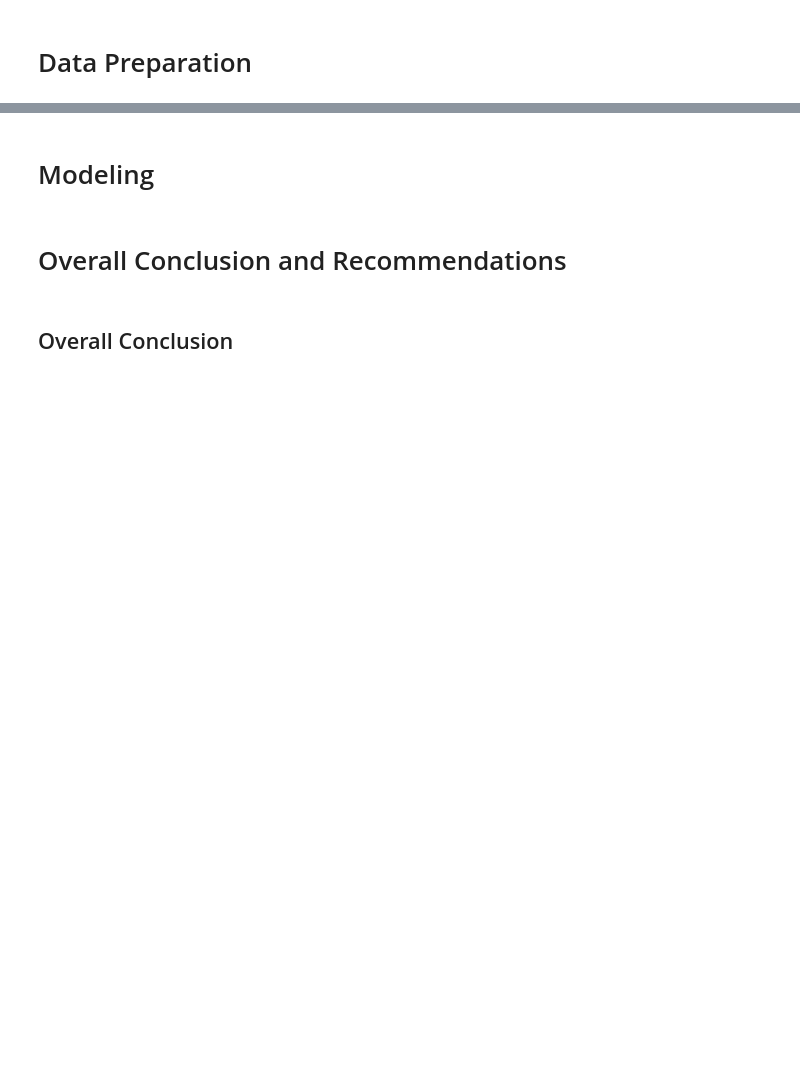
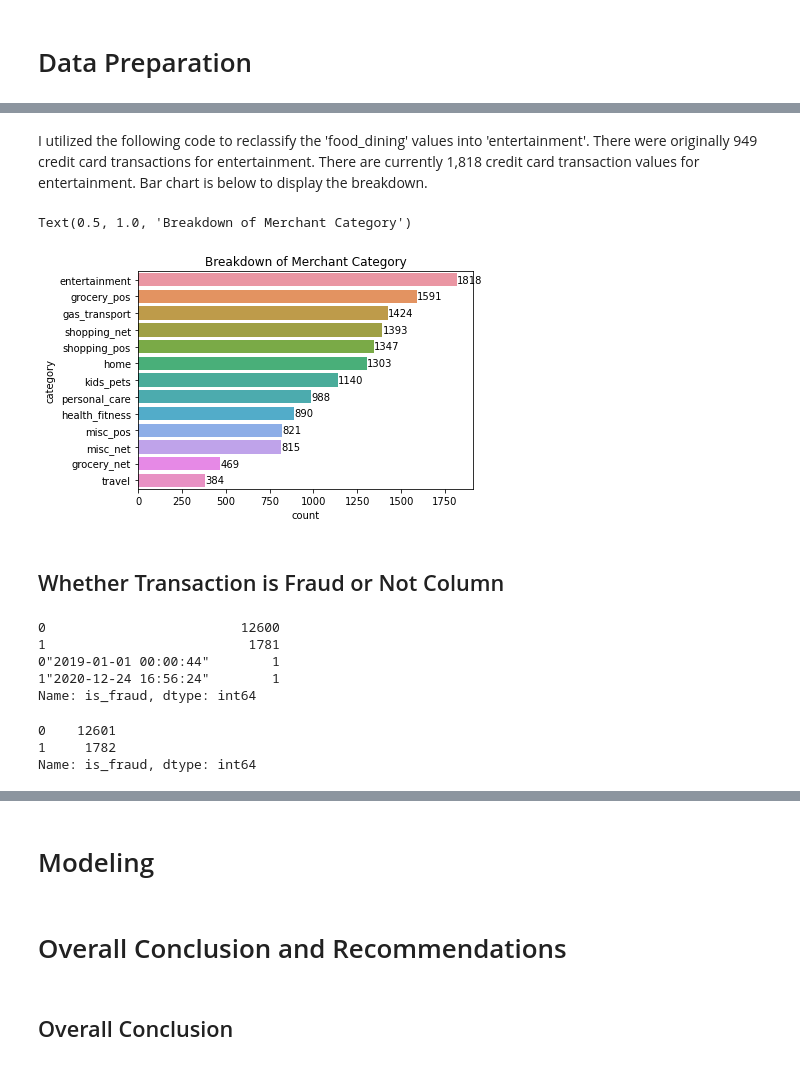
Before and after one commit to keithotuomagie/credit_card_fraud_model, a Jupyter notebook: notebook.ipynb, the cells around one changed output, grey strips where cells are left out. Saved outputs shown, nothing was run; the diff lists cells and outputs as text; code cells hidden in the pictures; blank space fills up the shorter version.

Commit message:
Notebook | Updating Data Preparation

```diff
--- a/notebook.ipynb
+++ b/notebook.ipynb
@@ -688,0 +714,4 @@ I have completed the Data Understanding stage.  I will transition to preparing t
+# %%
+# Dropping Duplicate Columns from the 'fraud_df' dataframe
+
+fraud_df.drop_duplicates(inplace=True)
@@ -688,0 +744,4 @@ I have completed the Data Understanding stage.  I will transition to preparing t
+# %%
+# Dropping the following columns - fraud_df['merchant'], fraud_df['city'], fraud_df['job'], and fraud_df['trans_num']
+
+fraud_df.drop(columns=['merchant', 'city', 'job', 'trans_num'], inplace=True)
@@ -688,0 +811,4 @@ I have completed the Data Understanding stage.  I will transition to preparing t
+# %%
+# Categorizing the 'food_dining' values into 'entertainment'
+
+fraud_df['category'] = fraud_df['category'].str.replace('food_dining', 'entertainment')
@@ -688,0 +834,31 @@ I have completed the Data Understanding stage.  I will transition to preparing t
+# %% [markdown]
+I utilized the following code to reclassify the 'food_dining' values into 'entertainment'.  There were originally 949 credit card transactions for entertainment.  There are currently 1,818 credit card transaction values for entertainment.  Bar chart is below to display the breakdown.
+# %%
+# Get the sorted index of categories based on their counts
+sorted_categories_fraud_df = fraud_df['category'].value_counts().index
+
+# Creating the bar chart
+ax = sns.countplot(y='category', data=fraud_df, order=sorted_categories_fraud_df)
+
+for p in ax.patches:
+    width = p.get_width()
+    ax.annotate(f'{width}',
+                (width, p.get_y() + p.get_height() / 2),
+                ha='left', va='center')  # Align text to the left of the bar and center vertically
+
+plt.title("Breakdown of Merchant Category")
+# %% [output]
+Text(0.5, 1.0, 'Breakdown of Merchant Category')
+[figure, added]
+# %% [markdown]
+## Whether Transaction is Fraud or Not Column
+# %%
+# Checking the different categories in the 'fraud_df['is_fraud']' column
+
+fraud_df['is_fraud'].value_counts()
+# %% [output]
+0                         12600
+1                          1781
+0"2019-01-01 00:00:44"        1
+1"2020-12-24 16:56:24"        1
+Name: is_fraud, dtype: int64
@@ -688,0 +871,8 @@ I have completed the Data Understanding stage.  I will transition to preparing t
+# %%
+# Checking the different categories in the 'fraud_df['is_fraud']' column
+
+fraud_df['is_fraud'].value_counts()
+# %% [output]
+0    12601
+1     1782
+Name: is_fraud, dtype: int64
```
Also changed, not shown: parts of 26 cells of this notebook, 1 other file.
